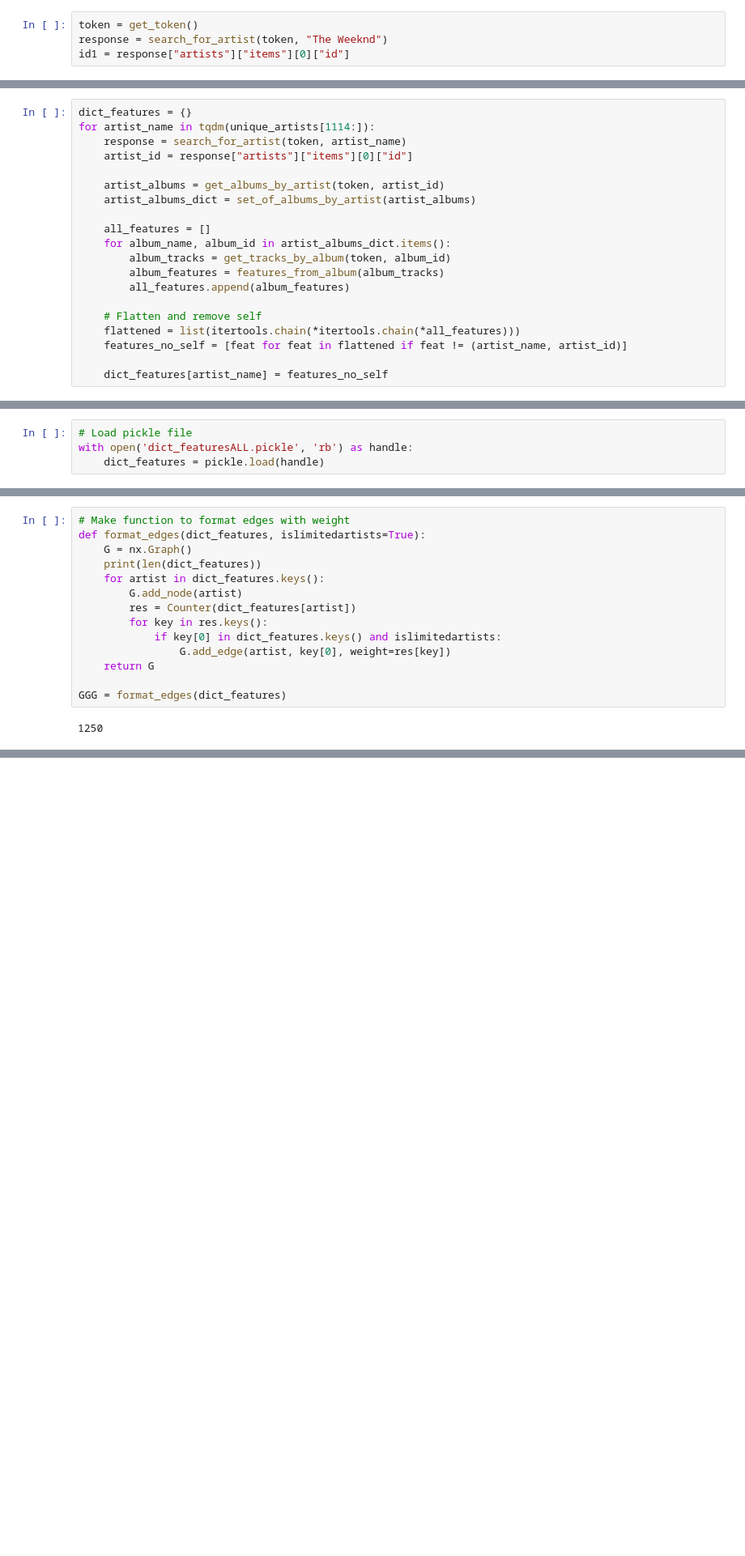
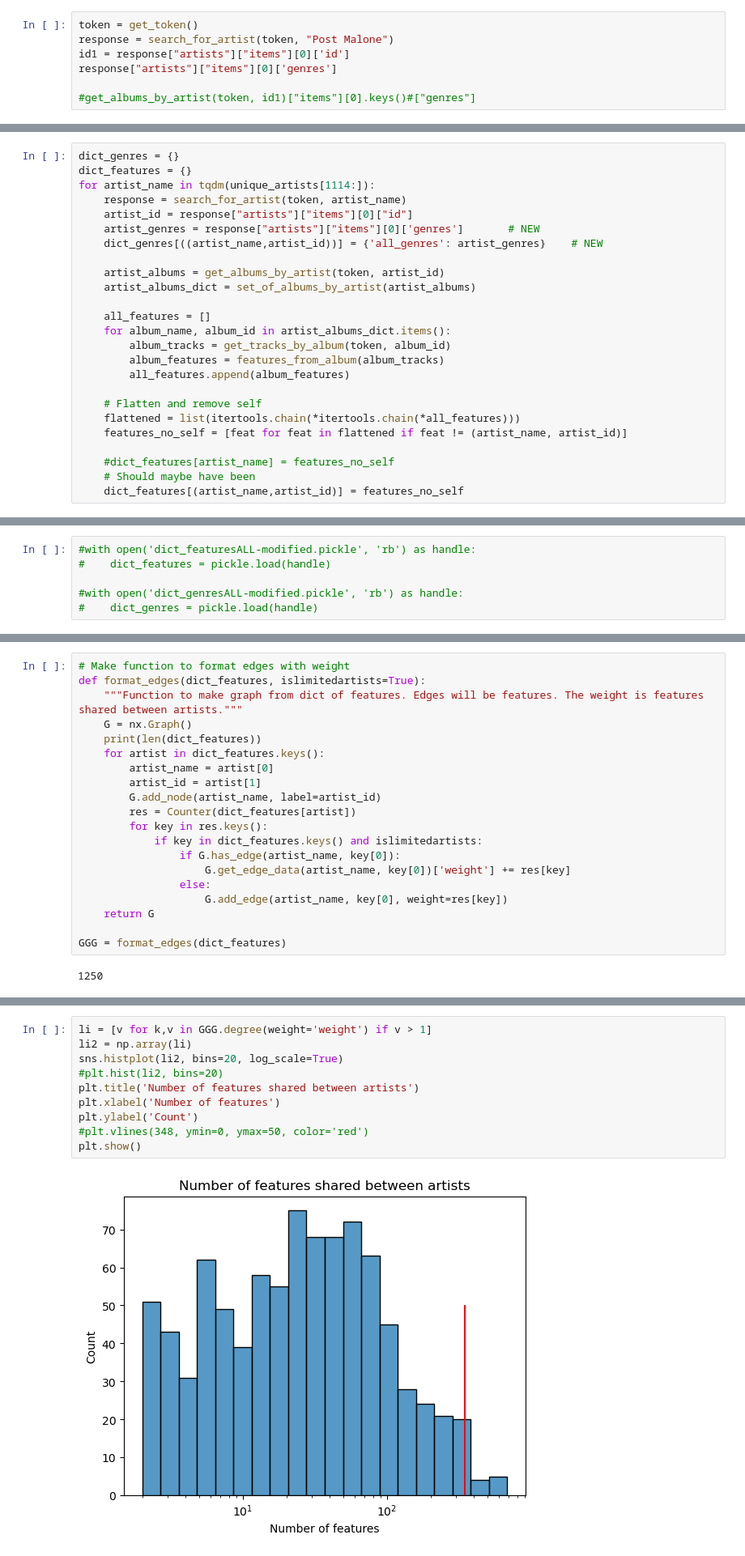
Before and after one commit to radziko/CompSocSci, a Jupyter notebook: project/project_01 cas.ipynb, the cells around one changed output, grey strips where cells are left out. Shown: that part at 81% size. Drawn from its saved outputs; the diff is of its cells as text; blank space fills up the shorter version.

Commit message:
Genres jesus

```diff
--- a/project/project_01 cas.ipynb
+++ b/project/project_01 cas.ipynb
@@ -80,5 +84,8 @@ def get_songs_by_artist(token, artist_id):
     return result.json()
 # %%
 token = get_token()
-response = search_for_artist(token, "The Weeknd")
-id1 = response["artists"]["items"][0]["id"]
+response = search_for_artist(token, "Post Malone")
+id1 = response["artists"]["items"][0]['id']
+response["artists"]["items"][0]['genres']
+
+#get_albums_by_artist(token, id1)["items"][0].keys()#["genres"]
@@ -153,8 +166,11 @@ len( unique_artists )
 # %%
+dict_genres = {}
 dict_features = {}
 for artist_name in tqdm(unique_artists[1114:]):
     response = search_for_artist(token, artist_name)
     artist_id = response["artists"]["items"][0]["id"]
+    artist_genres = response["artists"]["items"][0]['genres']       # NEW
+    dict_genres[((artist_name,artist_id))] = {'all_genres': artist_genres}    # NEW
 
     artist_albums = get_albums_by_artist(token, artist_id)
     artist_albums_dict = set_of_albums_by_artist(artist_albums)
@@ -169,4 +185,6 @@ for artist_name in tqdm(unique_artists[1114:]):
     flattened = list(itertools.chain(*itertools.chain(*all_features)))
     features_no_self = [feat for feat in flattened if feat != (artist_name, artist_id)]
 
-    dict_features[artist_name] = features_no_self
+    #dict_features[artist_name] = features_no_self
+    # Should maybe have been
+    dict_features[(artist_name,artist_id)] = features_no_self
@@ -177,4 +203,6 @@ with open('dict_features03.pickle', 'wb') as handle:
 # %%
-# Load pickle file
-with open('dict_featuresALL.pickle', 'rb') as handle:
-    dict_features = pickle.load(handle)
+#with open('dict_featuresALL-modified.pickle', 'rb') as handle:
+#    dict_features = pickle.load(handle)
+
+#with open('dict_genresALL-modified.pickle', 'rb') as handle:
+#    dict_genres = pickle.load(handle)
@@ -181,14 +305,20 @@ with open('dict_featuresALL.pickle', 'rb') as handle:
 # %%
 # Make function to format edges with weight
 def format_edges(dict_features, islimitedartists=True):
+    """Function to make graph from dict of features. Edges will be features. The weight is features shared between artists."""
     G = nx.Graph()
     print(len(dict_features))
     for artist in dict_features.keys():
-        G.add_node(artist)
+        artist_name = artist[0]
+        artist_id = artist[1]
+        G.add_node(artist_name, label=artist_id)
         res = Counter(dict_features[artist])
         for key in res.keys():
-            if key[0] in dict_features.keys() and islimitedartists:
-                G.add_edge(artist, key[0], weight=res[key])
+            if key in dict_features.keys() and islimitedartists:
+                if G.has_edge(artist_name, key[0]):
+                    G.get_edge_data(artist_name, key[0])['weight'] += res[key]
+                else:
+                    G.add_edge(artist_name, key[0], weight=res[key])
     return G
 
 GGG = format_edges(dict_features)
@@ -200,0 +331,12 @@ GGG.number_of_edges()
+# %%
+li = [v for k,v in GGG.degree(weight='weight') if v > 1]
+li2 = np.array(li)
+sns.histplot(li2, bins=20, log_scale=True)
+#plt.hist(li2, bins=20)
+plt.title('Number of features shared between artists')
+plt.xlabel('Number of features')
+plt.ylabel('Count')
+#plt.vlines(348, ymin=0, ymax=50, color='red')
+plt.show()
+# %% [output]
+[figure, added]
```
Also changed, not shown: parts of 35 cells of this notebook, 6 other files.
